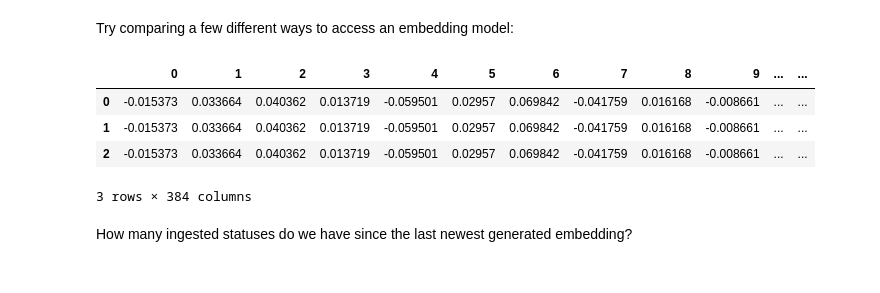
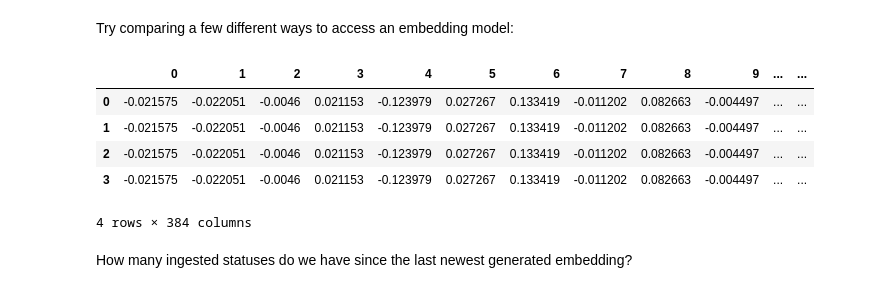
Before and after one commit to lmorchard/pubpulse, a Jupyter notebook: notebook/index.ipynb, the cells around one changed output. Drawn from its saved outputs; the diff is of its cells as text; code cells hidden in the pictures.

```diff
--- a/notebook/index.ipynb
+++ b/notebook/index.ipynb
@@ -20,4 +21,4 @@ from pgvector.psycopg2 import register_vector
 from tqdm.notebook import trange, tqdm
 from IPython.display import HTML
 
-pd.set_option('display.max_colwidth', 200)
+pd.set_option('display.max_colwidth', 100)
@@ -144,43 +129,48 @@ embedding_model = SentenceTransformer('sentence-transformers/all-MiniLM-L6-v2')
 Try comparing a few different ways to access an embedding model:
 # %%
 import requests
+from mastodon_agent.tasks import ml_gpu
 
-chunks = [
+texts = [
+    "I like pie",
     "Have you the like of pie!",
-    "I like pie",
+    "Lorem ipsum dolor sit amet consectetur adipiscing elit Aliquam mattis arcu sit amet ex convallis ac varius lacus vehicula",
     "Etiam non feugiat sapien. Vestibulum accumsan elit massa, at volutpat augue lacinia lacinia.",
-    "Lorem ipsum dolor sit amet consectetur adipiscing elit Aliquam mattis arcu sit amet ex convallis ac varius lacus vehicula",
 ]
 
 local_api_resp = requests.post(
     f"{config.ml_api_url}/embeddings",
-    json = { "inputs": chunks }
+    json = { "inputs": texts }
 )
 embeddings_from_local_api = local_api_resp.json()
 
 response = requests.post(
     f"https://api-inference.huggingface.co/pipeline/feature-extraction/sentence-transformers/all-MiniLM-L6-v2",
     headers={"Authorization": f"Bearer {config.hf_token}"},
     json={
-        "inputs": chunks,
+        "inputs": texts,
         "options":{"wait_for_model":True}
     }
 )
 embeddings_from_hf = response.json()
 
-embeddings_from_model = embedding_model.encode(chunks)
+embeddings_from_model = embedding_model.encode(texts)
+
+embeddings_from_celery = ml_gpu.embed.delay(texts).get(timeout=10)
 
 pd.DataFrame([
     embeddings_from_local_api[0],
     embeddings_from_hf[0],
     embeddings_from_model[0],
+    embeddings_from_celery[0],
 ])
 # %% [output]
 |  | 0 | 1 | 2 | 3 | 4 | 5 | 6 | 7 | 8 | 9 | ... | ... |
-| 0 | -0.015373 | 0.033664 | 0.040362 | 0.013719 | -0.059501 | 0.02957 | 0.069842 | -0.041759 | 0.016168 | -0.008661 | ... | ... |
-| 1 | -0.015373 | 0.033664 | 0.040362 | 0.013719 | -0.059501 | 0.02957 | 0.069842 | -0.041759 | 0.016168 | -0.008661 | ... | ... |
-| 2 | -0.015373 | 0.033664 | 0.040362 | 0.013719 | -0.059501 | 0.02957 | 0.069842 | -0.041759 | 0.016168 | -0.008661 | ... | ... |
+| 0 | -0.021575 | -0.022051 | -0.0046 | 0.021153 | -0.123979 | 0.027267 | 0.133419 | -0.011202 | 0.082663 | -0.004497 | ... | ... |
+| 1 | -0.021575 | -0.022051 | -0.0046 | 0.021153 | -0.123979 | 0.027267 | 0.133419 | -0.011202 | 0.082663 | -0.004497 | ... | ... |
+| 2 | -0.021575 | -0.022051 | -0.0046 | 0.021153 | -0.123979 | 0.027267 | 0.133419 | -0.011202 | 0.082663 | -0.004497 | ... | ... |
+| 3 | -0.021575 | -0.022051 | -0.0046 | 0.021153 | -0.123979 | 0.027267 | 0.133419 | -0.011202 | 0.082663 | -0.004497 | ... | ... |
-3 rows × 384 columns
+4 rows × 384 columns
 # %% [markdown]
 How many ingested statuses do we have since the last newest generated embedding?
 # %%
```
Also changed, not shown: parts of 20 cells of this notebook, 4 other files.
